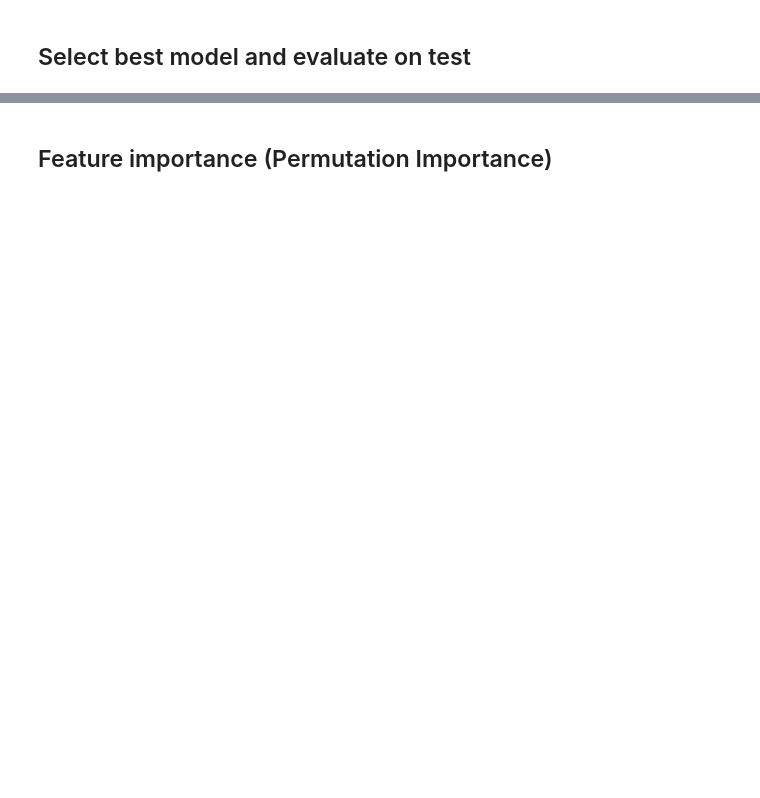
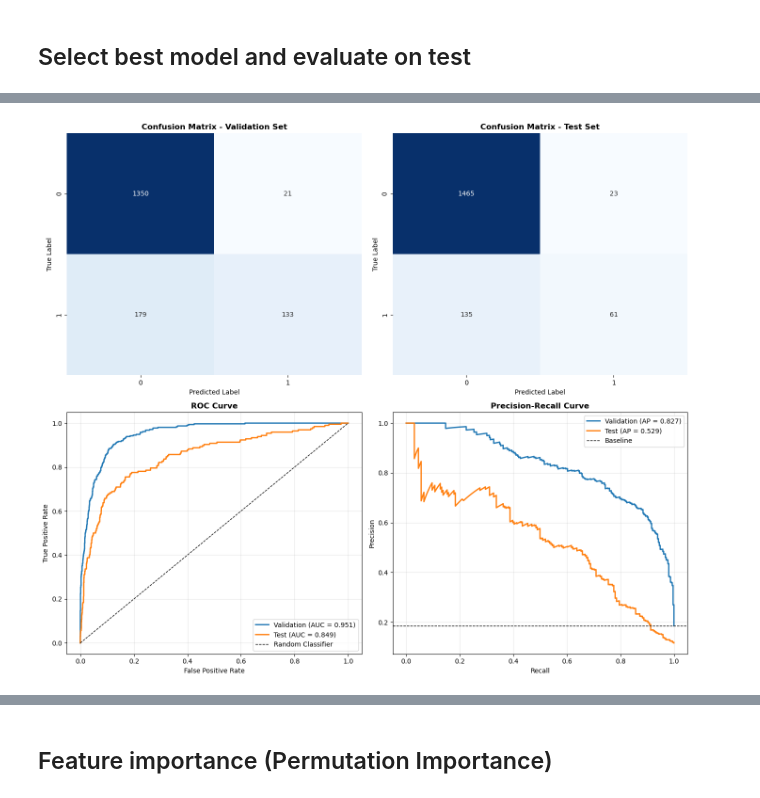
Before and after one commit to tdat1465/data-monitoring-lab, a Jupyter notebook: Data Modeling/training.ipynb, the cells around one changed output, grey strips where cells are left out. Drawn from its saved outputs; the diff is of its cells as text; code cells hidden in the pictures; blank space fills up the shorter version.

Commit message:
feat: visualize confusion matrix, ROC curve, importance features and use new feature for training

```diff
--- a/Data Modeling/training.ipynb
+++ b/Data Modeling/training.ipynb
@@ -397,0 +410,79 @@ Test Metrics: {'mae': 0.4182265006412159, 'rmse': 2.7206226349760265, 'r2': 0.00
+# %%
+# Stage 1: Classification - Delay probability
+y_val_pos = (y_val > 0).astype(int)
+y_test_pos = (y_test > 0).astype(int)
+
+# Get predictions from classifier
+val_prob = two_stage_clf.predict_proba(X_val)[:, 1]
+test_prob = two_stage_clf.predict_proba(X_test)[:, 1]
+
+val_pred = (val_prob >= two_stage_threshold).astype(int)
+test_pred = (test_prob >= two_stage_threshold).astype(int)
+
+# Create subplots
+fig, axes = plt.subplots(2, 2, figsize=(14, 12))
+
+# 1. Confusion Matrix - Validation
+cm_val = confusion_matrix(y_val_pos, val_pred)
+sns.heatmap(cm_val, annot=True, fmt='d', cmap='Blues', ax=axes[0, 0], cbar=False)
+axes[0, 0].set_title('Confusion Matrix - Validation Set', fontweight='bold')
+axes[0, 0].set_ylabel('True Label')
+axes[0, 0].set_xlabel('Predicted Label')
+
+# 2. Confusion Matrix - Test
+cm_test = confusion_matrix(y_test_pos, test_pred)
+sns.heatmap(cm_test, annot=True, fmt='d', cmap='Blues', ax=axes[0, 1], cbar=False)
+axes[0, 1].set_title('Confusion Matrix - Test Set', fontweight='bold')
+axes[0, 1].set_ylabel('True Label')
+axes[0, 1].set_xlabel('Predicted Label')
+
+# 3. ROC Curve
+fpr_val, tpr_val, _ = roc_curve(y_val_pos, val_prob)
+roc_auc_val = auc(fpr_val, tpr_val)
+fpr_test, tpr_test, _ = roc_curve(y_test_pos, test_prob)
+roc_auc_test = auc(fpr_test, tpr_test)
+
+axes[1, 0].plot(fpr_val, tpr_val, label=f'Validation (AUC = {roc_auc_val:.3f})', linewidth=2)
+axes[1, 0].plot(fpr_test, tpr_test, label=f'Test (AUC = {roc_auc_test:.3f})', linewidth=2)
+axes[1, 0].plot([0, 1], [0, 1], 'k--', label='Random Classifier', linewidth=1)
+axes[1, 0].set_xlabel('False Positive Rate')
+axes[1, 0].set_ylabel('True Positive Rate')
+axes[1, 0].set_title('ROC Curve', fontweight='bold')
+axes[1, 0].legend()
+axes[1, 0].grid(alpha=0.3)
+
+# 4. Precision-Recall Curve
+precision_val, recall_val, _ = precision_recall_curve(y_val_pos, val_prob)
+pr_auc_val = auc(recall_val, precision_val)
+precision_test, recall_test, _ = precision_recall_curve(y_test_pos, test_prob)
+pr_auc_test = auc(recall_test, precision_test)
+
+axes[1, 1].plot(recall_val, precision_val, label=f'Validation (AP = {pr_auc_val:.3f})', linewidth=2)
+axes[1, 1].plot(recall_test, precision_test, label=f'Test (AP = {pr_auc_test:.3f})', linewidth=2)
+axes[1, 1].axhline(y=y_val_pos.sum() / len(y_val_pos), color='k', linestyle='--', label='Baseline', linewidth=1)
+axes[1, 1].set_xlabel('Recall')
+axes[1, 1].set_ylabel('Precision')
+axes[1, 1].set_title('Precision-Recall Curve', fontweight='bold')
+axes[1, 1].legend()
+axes[1, 1].grid(alpha=0.3)
+
+plt.tight_layout()
+plt.show()
+
+# Print classification metrics
+
+print("\n=== Validation Set ===")
+print(f"Class Distribution: {np.bincount(y_val_pos)}")
+print(f"ROC AUC: {roc_auc_val:.4f}")
+print(f"Average Precision: {pr_auc_val:.4f}")
+print("\nClassification Report:")
+print(classification_report(y_val_pos, val_pred, target_names=['No Delay', 'Delay']))
+
+print("\n=== Test Set ===")
+print(f"Class Distribution: {np.bincount(y_test_pos)}")
+print(f"ROC AUC: {roc_auc_test:.4f}")
+print(f"Average Precision: {pr_auc_test:.4f}")
+print("\nClassification Report:")
+print(classification_report(y_test_pos, test_pred, target_names=['No Delay', 'Delay']))
+# %% [output]
+[figure, added]
```
Also changed, not shown: parts of 13 cells of this notebook.
